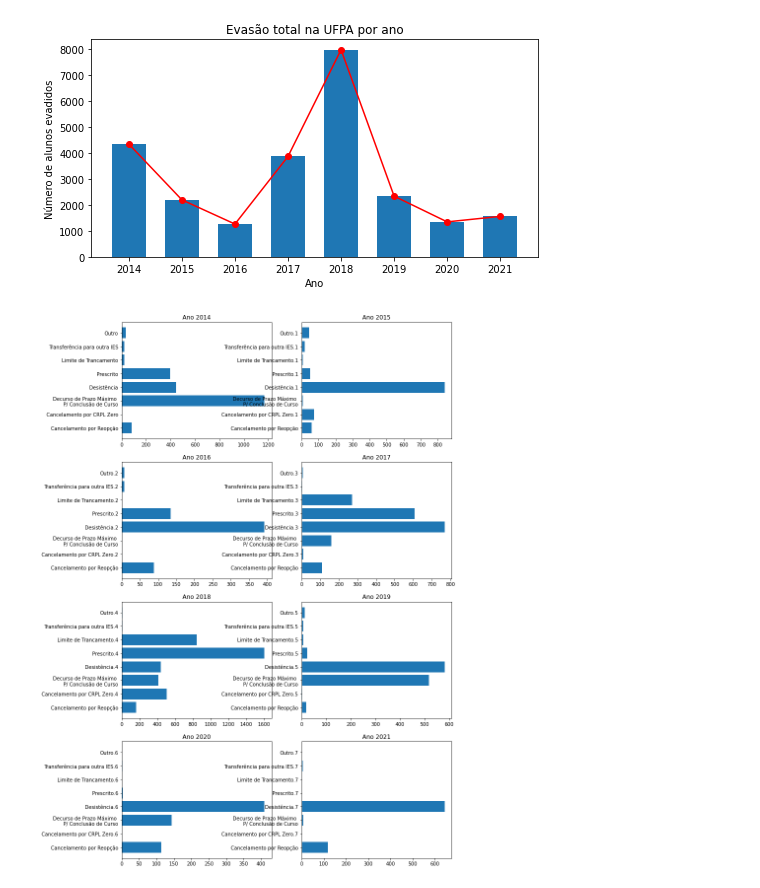
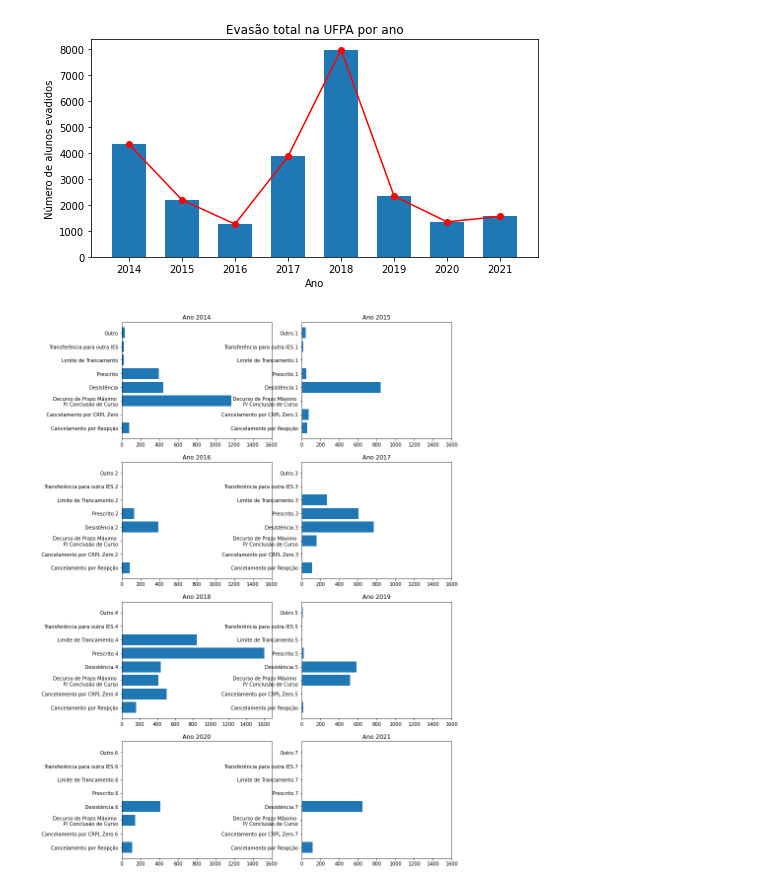
Before and after one commit to gabrielcoout/Analise_Evasao, a Jupyter notebook: Data_Analysis_Institute.ipynb, the cells around one changed output. Drawn from its saved outputs; the diff is of its cells as text; code cells hidden in the pictures.

```diff
--- a/Data_Analysis_Institute.ipynb
+++ b/Data_Analysis_Institute.ipynb
@@ -196,19 +196,20 @@ plt.show()
 # %%
 re.compile(r'[A-Za-záéíúâêãõç]+')
 
 fig, axs = plt.subplots(4,2,figsize=(12,20))
 for t in range(0,8):
     x = int(np.floor(t/2))
     y = t%2
     # print(df_institutes.iloc[13,1*t:9*t])
     data = df_institutes.iloc[13,1+t*9:9*(t+1)]
     category = list(data.index)
     category[2] = 'Decurso de Prazo Máximo \n P/ Conclusão de Curso'
     category[0] = 'Cancelamento por Reopção'
     axs[x,y].barh(width=data,y=category)
+    axs[x,y].set_xticks([x for x in range(0,1800,200)])
     axs[x,y].set_title(f'Ano {2014+t}')
 # %% [output]
-[figure, old version]
+[figure, new version]
 # %%
 var = lambda t: df_institutes.iloc[13,1+t*9:9*(t+1)]/df_institutes.iloc[13,1+t*9:9*(t+1)].sum()*100
 var = {f'Ano {2014+t}':list(var(t)) for t in range(8)}
```
Also changed, not shown: parts of 2 cells of this notebook, 1 other file.
